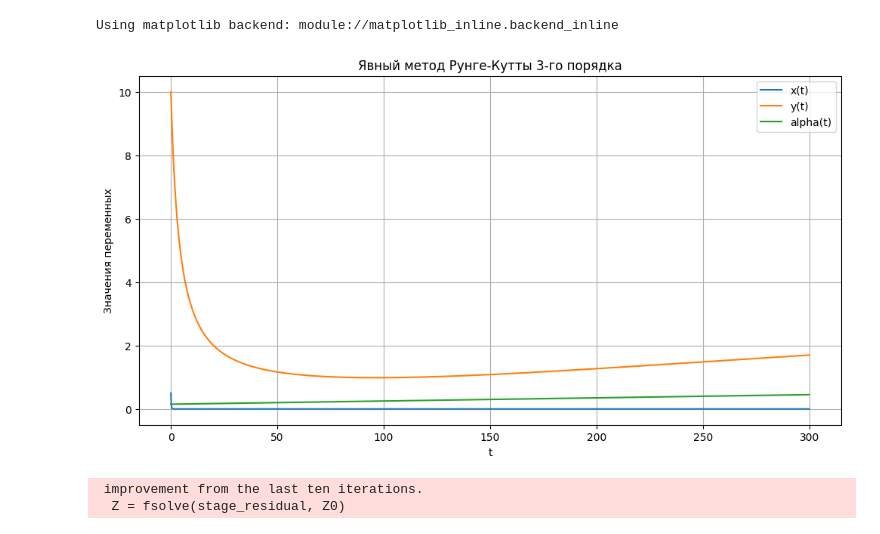
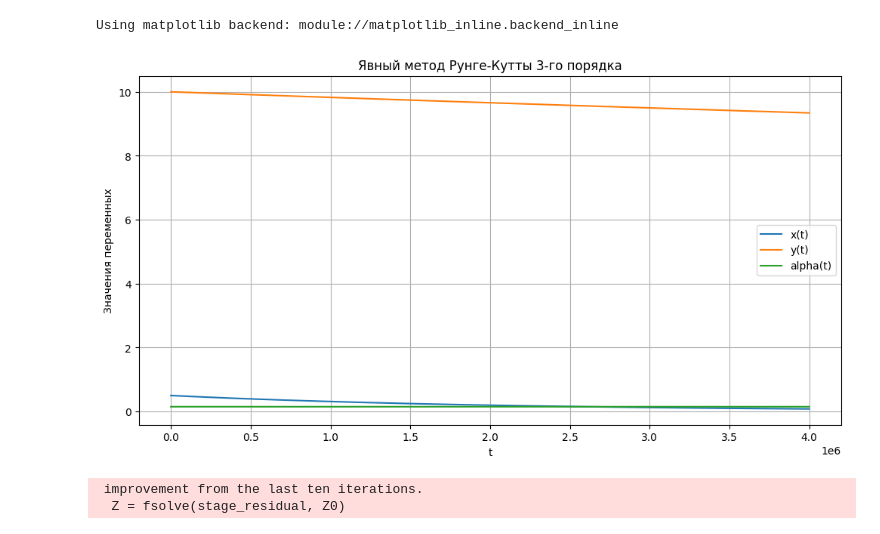
Before and after one commit to NeroMipt/Computational-math, a Jupyter notebook: lab2_10_9_13.ipynb, the cells around one changed output. Saved outputs shown, nothing was run; the diff lists cells and outputs as text; code cells hidden in the pictures.

```diff
--- a/lab2_10_9_13.ipynb
+++ b/lab2_10_9_13.ipynb
@@ -22,37 +22,37 @@ def f(X):
     return np.array([dx, dy, dalpha])
 # %%
 
-h = 0.001
-t_max = 300
+h = 0.000001
+t_max = 4000000
 
 
 x0, y0, alpha0 = 0.5, 10.0, 0.15
 
 t = np.linspace(0, t_max, N+1)
 X = np.zeros((N+1, 3))
 X[0] = [x0, y0, alpha0]
 
 # Реализация явного РК3
 for n in range(N):
     Xn = X[n]
     k1 = f(Xn)
     k2 = f(Xn + h * k1 / 2)
     k3 = f(Xn - h * k1 + 2 * h * k2)
     X[n+1] = Xn + h * (k1 + 4 * k2 + k3) / 6
 
 # Построение графиков
 plt.figure(figsize=(12, 6))
 plt.plot(t, X[:, 0], label='x(t)')
 plt.plot(t, X[:, 1], label='y(t)')
 plt.plot(t, X[:, 2], label='alpha(t)')
 plt.xlabel('t')
 plt.ylabel('Значения переменных')
 plt.title('Явный метод Рунге-Кутты 3-го порядка')
 plt.legend()
 plt.grid(True)
 plt.show()
 # %% [output]
-[figure, old version]
+[figure, new version]
 # %%
 
 t_max = 300
```
Also changed, not shown: parts of 1 cell of this notebook.
